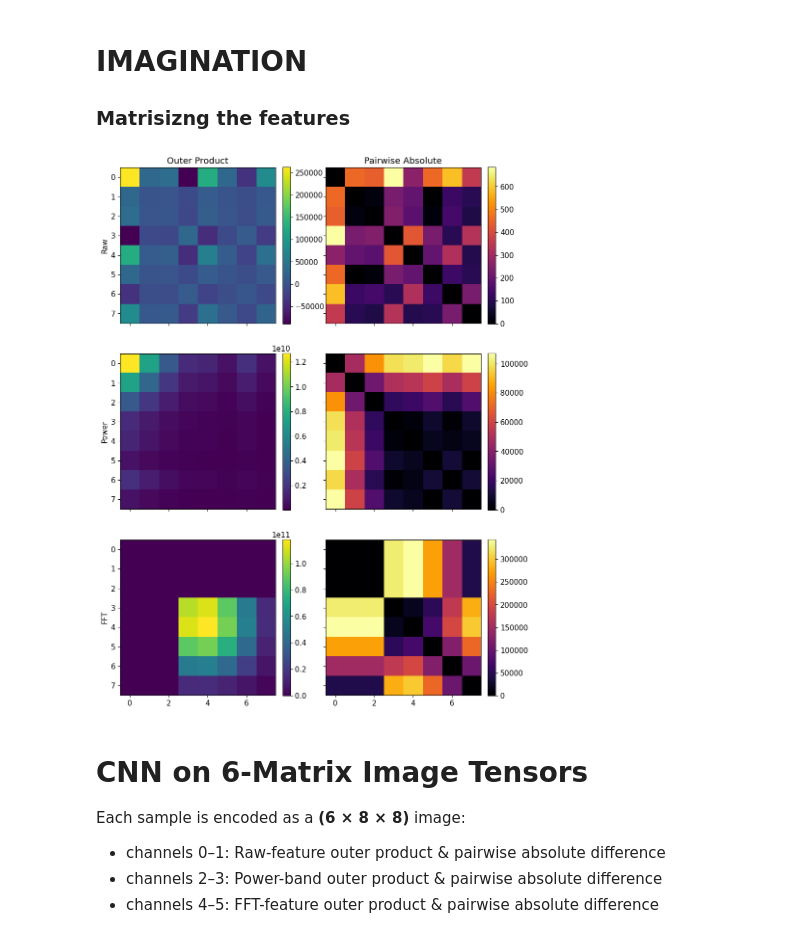
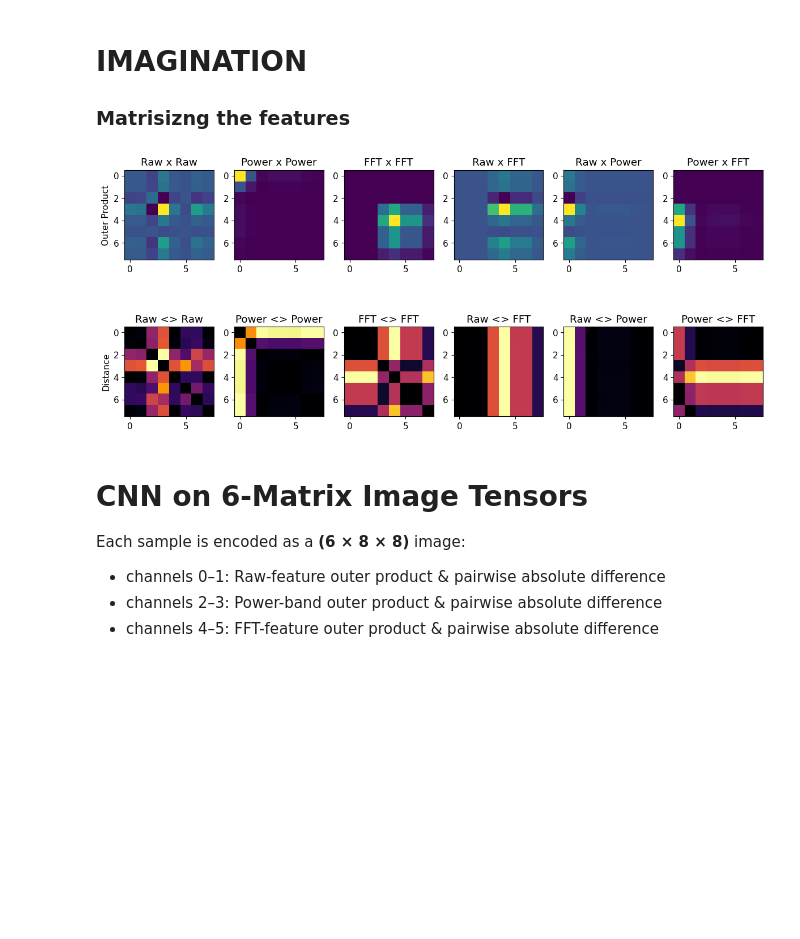
Before and after one commit to parhamkebria/EEG, a Jupyter notebook: EEG_Power_MLP.ipynb, the cells around one changed output. Saved outputs shown, nothing was run; the diff lists cells and outputs as text; code cells hidden in the pictures; blank space fills up the shorter version.

```diff
--- a/EEG_Power_MLP.ipynb
+++ b/EEG_Power_MLP.ipynb
@@ -1413,48 +1413,86 @@ weighted avg       0.14      0.28      0.18      1922
 # %%
 random_sample = eeg_data.iloc[np.random.choice(eeg_data.id)]
 
-r = random_sample[list(raw_features.keys())].values.astype(float)
+r = random_sample[list(raw_features.keys())[1:-1]].values.astype(float)
 p = random_sample[POWER_BANDS].values.astype(float)
 f = random_sample[fft_feature_cols].values.astype(float)
 
 r_outer_matrix = np.outer(r, r)
 r_dist_matrix = np.abs(r[:, None] - r[None, :])
 
 p_outer_matrix = np.outer(p, p)
 p_dist_matrix = np.abs(p[:, None] - p[None, :])
 
 f_outer_matrix = np.outer(f, f)
 f_dist_matrix = np.abs(f[:, None] - f[None, :])
 
-fig, axs = plt.subplots(3, 2, figsize=(9, 12), sharex=True, sharey=True)
+rf_outer_matrix = np.outer(r, f)
+rp_outer_matrix = np.outer(r, p)
+fp_outer_matrix = np.outer(f, p)
 
-# RAW
+rf_dist_matrix = np.abs(r[:, None] - f[None, :])
+rp_dist_matrix = np.abs(r[:, None] - p[None, :])
+fp_dist_matrix = np.abs(f[:, None] - p[None, :])
+
+fig, axs = plt.subplots(2, 6, figsize=(12, 6),
+                        # sharex=True,
+                        # sharey=True
+                        )
+
+# outers
 im0 = axs[0, 0].imshow(r_outer_matrix, cmap='viridis')
-axs[0, 0].set_title(f"Outer Product")
-axs[0, 0].set_ylabel("Raw")
-fig.colorbar(im0, ax=axs[0, 0], fraction=0.046, pad=0.04)
-im1 = axs[0, 1].imshow(r_dist_matrix, cmap='inferno')
-axs[0, 1].set_title("Pairwise Absolute")
-fig.colorbar(im1, ax=axs[0, 1], fraction=0.046, pad=0.04)
+axs[0, 0].set_title("Raw x Raw")
+axs[0, 0].set_ylabel("Outer Product")
+im0 = axs[0, 1].imshow(p_outer_matrix, cmap='viridis')
+axs[0, 1].set_title("Power x Power")
+im0 = axs[0, 2].imshow(f_outer_matrix, cmap='viridis')
+axs[0, 2].set_title("FFT x FFT")
+im0 = axs[0, 3].imshow(rf_outer_matrix, cmap='viridis')
+axs[0, 3].set_title("Raw x FFT")
+im0 = axs[0, 4].imshow(rp_outer_matrix, cmap='viridis')
+axs[0, 4].set_title("Raw x Power")
+im0 = axs[0, 5].imshow(fp_outer_matrix, cmap='viridis')
+axs[0, 5].set_title("Power x FFT")
+# fig.colorbar(im0, ax=axs[0, 5], fraction=0.046, pad=0.04)
 
-# POWER
-im0 = axs[1, 0].imshow(p_outer_matrix, cmap='viridis')
-axs[1, 0].set_ylabel(f"Power")
-fig.colorbar(im0, ax=axs[1, 0], fraction=0.046, pad=0.04)
+# distances
+im1 = axs[1, 0].imshow(r_dist_matrix, cmap='inferno')
+axs[1, 0].set_title("Raw <> Raw")
+axs[1, 0].set_ylabel("Distance")
 im1 = axs[1, 1].imshow(p_dist_matrix, cmap='inferno')
-fig.colorbar(im1, ax=axs[1, 1], fraction=0.046, pad=0.04)
+axs[1, 1].set_title("Power <> Power")
+im1 = axs[1, 2].imshow(f_dist_matrix, cmap='inferno')
+axs[1, 2].set_title("FFT <> FFT")
+im1 = axs[1, 3].imshow(rf_dist_matrix, cmap='inferno')
+axs[1, 3].set_title("Raw <> FFT")
+im1 = axs[1, 4].imshow(rp_dist_matrix, cmap='inferno')
+axs[1, 4].set_title("Raw <> Power")
+im1 = axs[1, 5].imshow(fp_dist_matrix, cmap='inferno')
+axs[1, 5].set_title("Power <> FFT")
+# fig.colorbar(im1, ax=axs[1, 5], fraction=0.046, pad=0.04)
 
-# FFT
-im0 = axs[2, 0].imshow(f_outer_matrix, cmap='viridis')
-axs[2, 0].set_ylabel(f"FFT")
-fig.colorbar(im0, ax=axs[2, 0], fraction=0.046, pad=0.04)
-im1 = axs[2, 1].imshow(f_dist_matrix, cmap='inferno')
-fig.colorbar(im1, ax=axs[2, 1], fraction=0.046, pad=0.04)
+# im1 = axs[0, 1].imshow(r_dist_matrix, cmap='inferno')
+# axs[0, 1].set_title("Pairwise Absolute")
+# fig.colorbar(im1, ax=axs[0, 1], fraction=0.046, pad=0.04)
+
+# # POWER
+# im0 = axs[1, 0].imshow(p_outer_matrix, cmap='viridis')
+# axs[1, 0].set_ylabel(f"Power")
+# fig.colorbar(im0, ax=axs[1, 0], fraction=0.046, pad=0.04)
+# im1 = axs[1, 1].imshow(p_dist_matrix, cmap='inferno')
+# fig.colorbar(im1, ax=axs[1, 1], fraction=0.046, pad=0.04)
+
+# # FFT
+# im0 = axs[2, 0].imshow(f_outer_matrix, cmap='viridis')
+# axs[2, 0].set_ylabel(f"FFT")
+# fig.colorbar(im0, ax=axs[2, 0], fraction=0.046, pad=0.04)
+# im1 = axs[2, 1].imshow(f_dist_matrix, cmap='inferno')
+# fig.colorbar(im1, ax=axs[2, 1], fraction=0.046, pad=0.04)
 
 plt.tight_layout()
 plt.show()
 # %% [output]
-[figure, old version]
+[figure, new version]
 # %% [markdown]
 # CNN on 6-Matrix Image Tensors
 
```
